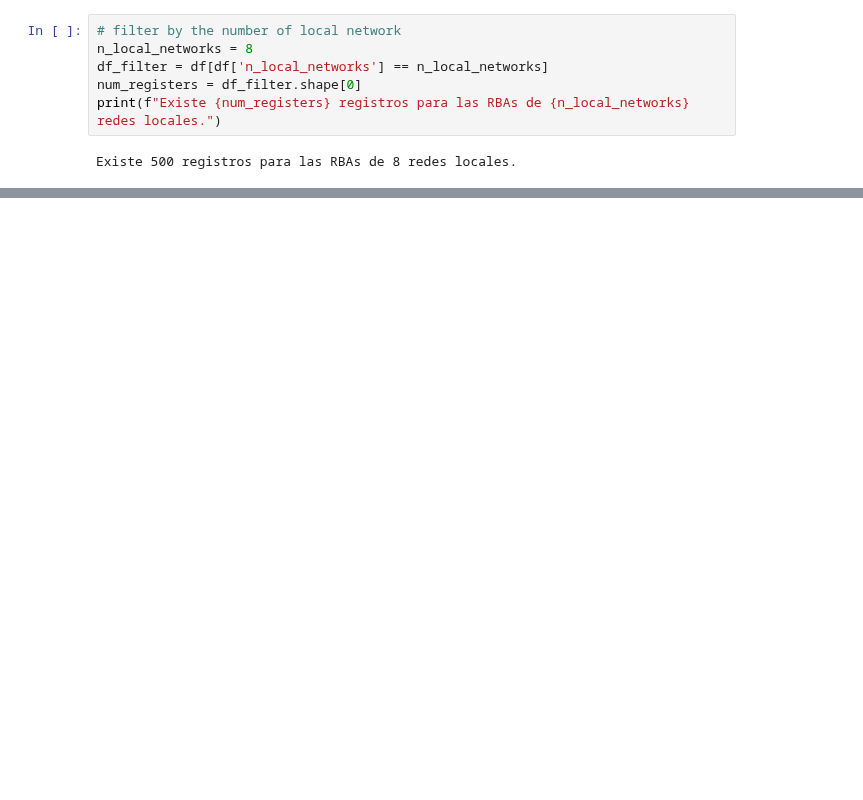
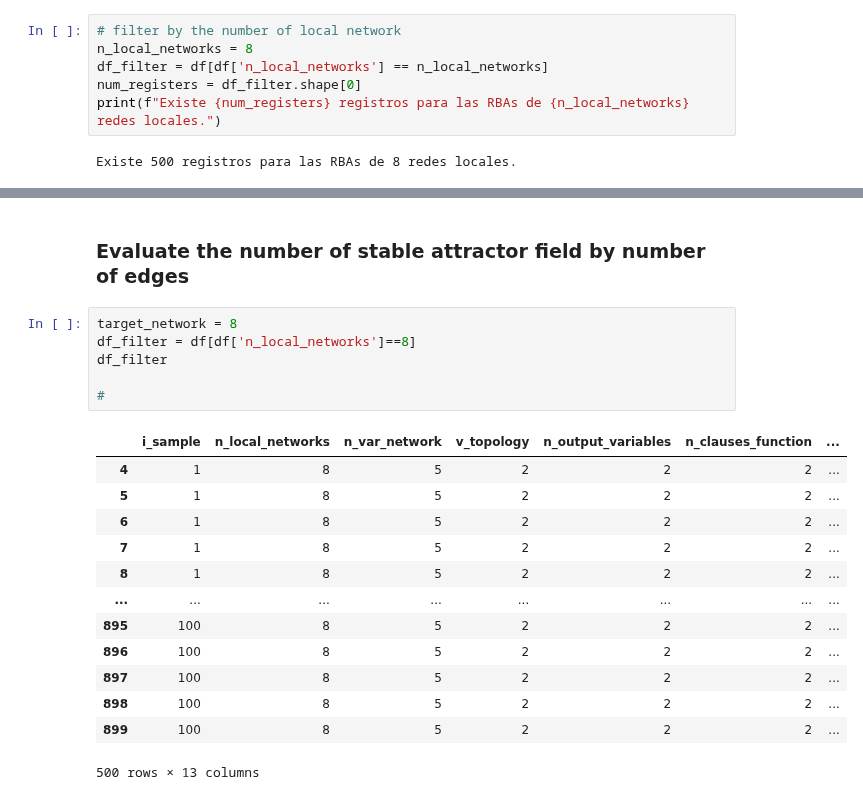
Before and after one commit to crptcusco/cbnetwork, a Jupyter notebook: experiments/7_aleatory_template_coupling_signals/exp7_3_evaluate_equivalence.ipynb, the cells around one changed output, grey strips where cells are left out. Cells and saved outputs as stored; diff of their text form; blank space fills up the shorter version.

```diff
--- a/experiments/7_aleatory_template_coupling_signals/exp7_3_evaluate_equivalence.ipynb
+++ b/experiments/7_aleatory_template_coupling_signals/exp7_3_evaluate_equivalence.ipynb
@@ -183,0 +197,22 @@ COUNTING THE STABLE ATTRACTOR FIELDS BY GLOBAL SCENE
+# %% [markdown]
+### Evaluate the number of stable attractor field by number of edges
+# %%
+target_network = 8
+df_filter = df[df['n_local_networks']==8]
+df_filter
+
+#
+# %% [output]
+|  | i_sample | n_local_networks | n_var_network | v_topology | n_output_variables | n_clauses_function | ... |
+| 4 | 1 | 8 | 5 | 2 | 2 | 2 | ... |
+| 5 | 1 | 8 | 5 | 2 | 2 | 2 | ... |
+| 6 | 1 | 8 | 5 | 2 | 2 | 2 | ... |
+| 7 | 1 | 8 | 5 | 2 | 2 | 2 | ... |
+| 8 | 1 | 8 | 5 | 2 | 2 | 2 | ... |
+| ... | ... | ... | ... | ... | ... | ... | ... |
+| 895 | 100 | 8 | 5 | 2 | 2 | 2 | ... |
+| 896 | 100 | 8 | 5 | 2 | 2 | 2 | ... |
+| 897 | 100 | 8 | 5 | 2 | 2 | 2 | ... |
+| 898 | 100 | 8 | 5 | 2 | 2 | 2 | ... |
+| 899 | 100 | 8 | 5 | 2 | 2 | 2 | ... |
+500 rows × 13 columns
```
Also changed, not shown: parts of 14 cells of this notebook, 14 other files.
